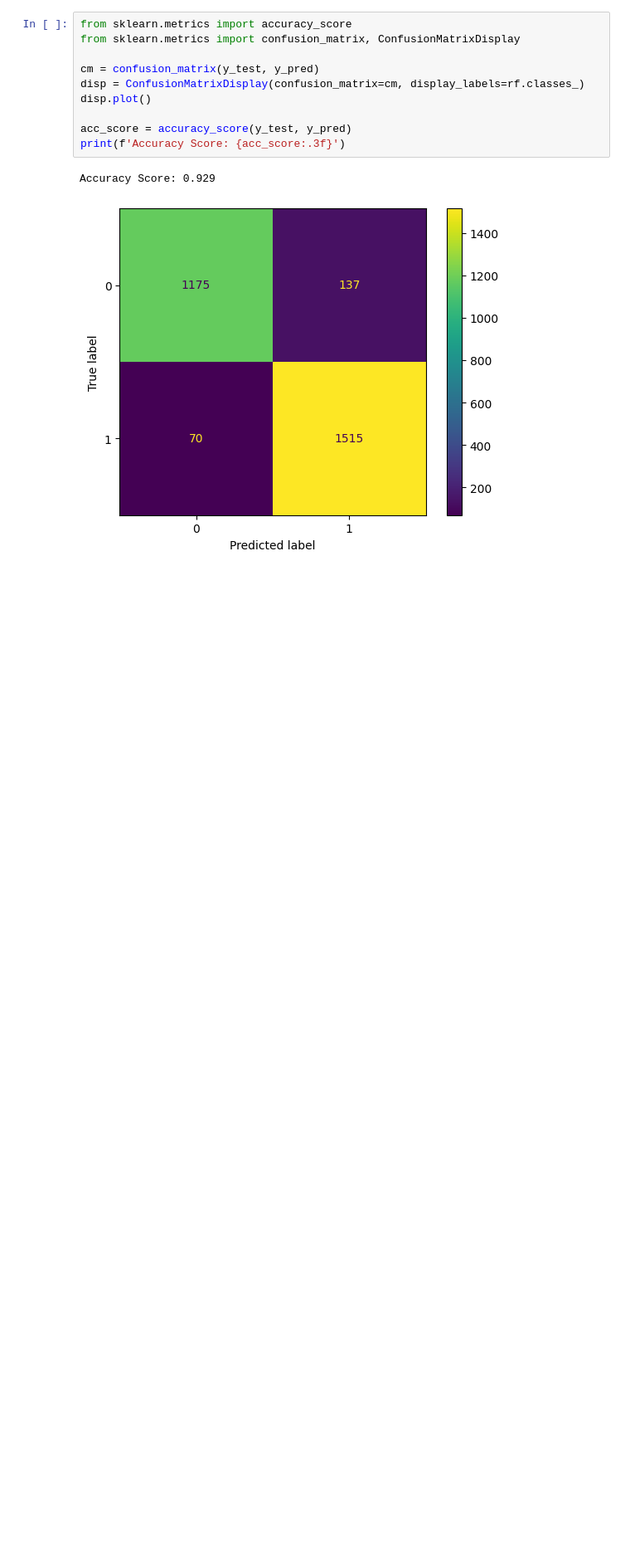
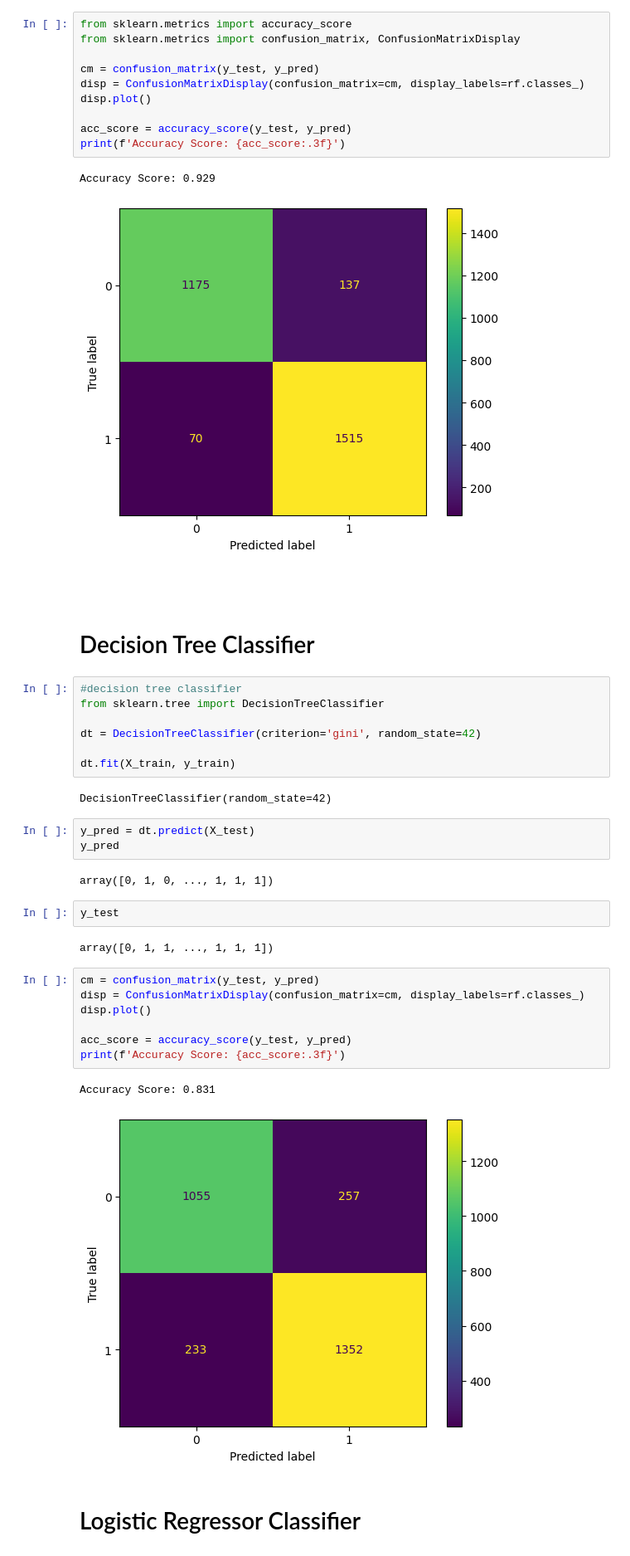
Before and after one commit to danieldamc/intro-data-science, a Jupyter notebook: Tarea 2/clasificacion.ipynb, the cells around one changed output. Shown: that part at 83% size. Saved outputs shown, nothing was run; the diff lists cells and outputs as text; blank space fills up the shorter version.

Commit message:
decison y logistic regressor classifier

```diff
--- a/Tarea 2/clasificacion.ipynb
+++ b/Tarea 2/clasificacion.ipynb
@@ -172,3 +169,35 @@ Accuracy Score: 0.929
 [figure]
 # %% [markdown]
 #
+# %% [markdown]
+# Decision Tree Classifier
+# %%
+#decision tree classifier
+from sklearn.tree import DecisionTreeClassifier
+
+dt = DecisionTreeClassifier(criterion='gini', random_state=42)
+
+dt.fit(X_train, y_train)
+# %% [output]
+DecisionTreeClassifier(random_state=42)
+# %%
+y_pred = dt.predict(X_test)
+y_pred
+# %% [output]
+array([0, 1, 0, ..., 1, 1, 1])
+# %%
+y_test
+# %% [output]
+array([0, 1, 1, ..., 1, 1, 1])
+# %%
+cm = confusion_matrix(y_test, y_pred)
+disp = ConfusionMatrixDisplay(confusion_matrix=cm, display_labels=rf.classes_)
+disp.plot()
+
+acc_score = accuracy_score(y_test, y_pred)
+print(f'Accuracy Score: {acc_score:.3f}')
+# %% [output]
+Accuracy Score: 0.831
+[figure, added]
+# %% [markdown]
+# Logistic Regressor Classifier
```
Also changed, not shown: parts of 5 cells of this notebook, 2 other files.
